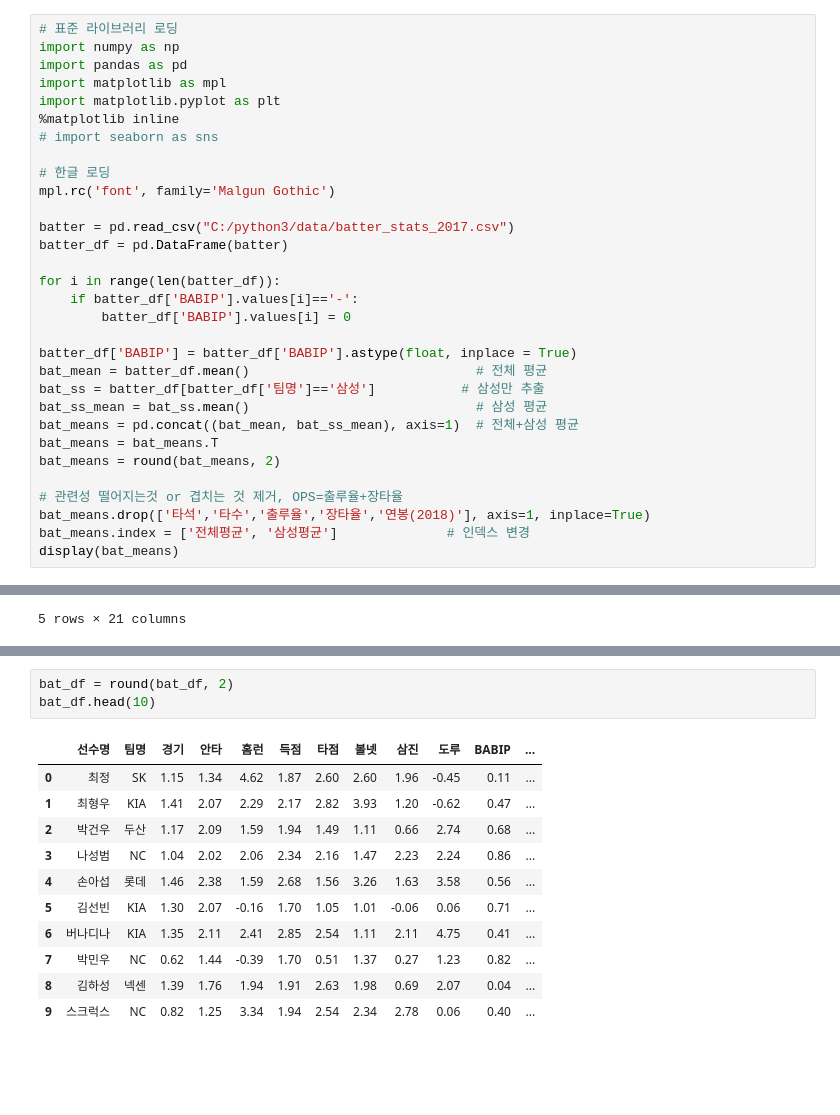
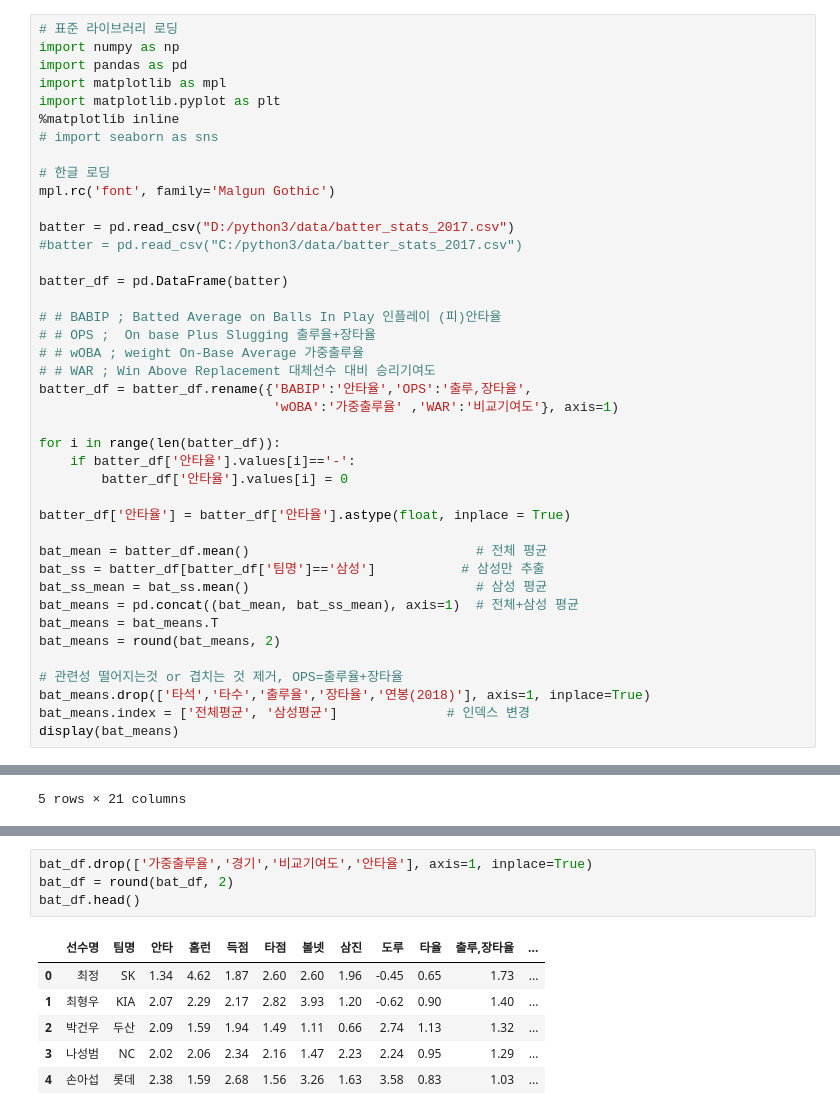
Before and after one commit to JMK92/Chungnam, a Jupyter notebook: Study/2. 빅데이터/Project/100. batters.ipynb, the cells around one changed output, grey strips where cells are left out. Saved outputs shown, nothing was run; the diff lists cells and outputs as text; blank space fills up the shorter version.

```diff
--- a/Study/2. 빅데이터/Project/100. batters.ipynb
+++ b/Study/2. 빅데이터/Project/100. batters.ipynb
@@ -10,14 +10,24 @@ import matplotlib.pyplot as plt
 # 한글 로딩
 mpl.rc('font', family='Malgun Gothic')
 
-batter = pd.read_csv("C:/python3/data/batter_stats_2017.csv")
+batter = pd.read_csv("D:/python3/data/batter_stats_2017.csv")
+#batter = pd.read_csv("C:/python3/data/batter_stats_2017.csv")
+
 batter_df = pd.DataFrame(batter)
 
+# # BABIP ; Batted Average on Balls In Play 인플레이 (피)안타율
+# # OPS ;  On base Plus Slugging 출루율+장타율
+# # wOBA ; weight On-Base Average 가중출루율
+# # WAR ; Win Above Replacement 대체선수 대비 승리기여도
+batter_df = batter_df.rename({'BABIP':'안타율','OPS':'출루,장타율',
+                              'wOBA':'가중출루율' ,'WAR':'비교기여도'}, axis=1)
+
 for i in range(len(batter_df)):
-    if batter_df['BABIP'].values[i]=='-':
-        batter_df['BABIP'].values[i] = 0
+    if batter_df['안타율'].values[i]=='-':
+        batter_df['안타율'].values[i] = 0
 
-batter_df['BABIP'] = batter_df['BABIP'].astype(float, inplace = True)
+batter_df['안타율'] = batter_df['안타율'].astype(float, inplace = True)
+
 bat_mean = batter_df.mean()                             # 전체 평균
 bat_ss = batter_df[batter_df['팀명']=='삼성']           # 삼성만 추출
 bat_ss_mean = bat_ss.mean()                             # 삼성 평균
@@ -83,15 +132,11 @@ bat_df.drop(['타석', '타수', '출루율', '장타율', '연봉(2018)'], axis
 # %%
+bat_df.drop(['가중출루율','경기','비교기여도','안타율'], axis=1, inplace=True)
 bat_df = round(bat_df, 2)
-bat_df.head(10)
+bat_df.head()
 # %% [output]
-|  | 선수명 | 팀명 | 경기 | 안타 | 홈런 | 득점 | 타점 | 볼넷 | 삼진 | 도루 | BABIP | ... |
-| 0 | 최정 | SK | 1.15 | 1.34 | 4.62 | 1.87 | 2.60 | 2.60 | 1.96 | -0.45 | 0.11 | ... |
-| 1 | 최형우 | KIA | 1.41 | 2.07 | 2.29 | 2.17 | 2.82 | 3.93 | 1.20 | -0.62 | 0.47 | ... |
-| 2 | 박건우 | 두산 | 1.17 | 2.09 | 1.59 | 1.94 | 1.49 | 1.11 | 0.66 | 2.74 | 0.68 | ... |
-| 3 | 나성범 | NC | 1.04 | 2.02 | 2.06 | 2.34 | 2.16 | 1.47 | 2.23 | 2.24 | 0.86 | ... |
-| 4 | 손아섭 | 롯데 | 1.46 | 2.38 | 1.59 | 2.68 | 1.56 | 3.26 | 1.63 | 3.58 | 0.56 | ... |
-| 5 | 김선빈 | KIA | 1.30 | 2.07 | -0.16 | 1.70 | 1.05 | 1.01 | -0.06 | 0.06 | 0.71 | ... |
-| 6 | 버나디나 | KIA | 1.35 | 2.11 | 2.41 | 2.85 | 2.54 | 1.11 | 2.11 | 4.75 | 0.41 | ... |
-| 7 | 박민우 | NC | 0.62 | 1.44 | -0.39 | 1.70 | 0.51 | 1.37 | 0.27 | 1.23 | 0.82 | ... |
-| 8 | 김하성 | 넥센 | 1.39 | 1.76 | 1.94 | 1.91 | 2.63 | 1.98 | 0.69 | 2.07 | 0.04 | ... |
-| 9 | 스크럭스 | NC | 0.82 | 1.25 | 3.34 | 1.94 | 2.54 | 2.34 | 2.78 | 0.06 | 0.40 | ... |
+|  | 선수명 | 팀명 | 안타 | 홈런 | 득점 | 타점 | 볼넷 | 삼진 | 도루 | 타율 | 출루,장타율 | ... |
+| 0 | 최정 | SK | 1.34 | 4.62 | 1.87 | 2.60 | 2.60 | 1.96 | -0.45 | 0.65 | 1.73 | ... |
+| 1 | 최형우 | KIA | 2.07 | 2.29 | 2.17 | 2.82 | 3.93 | 1.20 | -0.62 | 0.90 | 1.40 | ... |
+| 2 | 박건우 | 두산 | 2.09 | 1.59 | 1.94 | 1.49 | 1.11 | 0.66 | 2.74 | 1.13 | 1.32 | ... |
+| 3 | 나성범 | NC | 2.02 | 2.06 | 2.34 | 2.16 | 1.47 | 2.23 | 2.24 | 0.95 | 1.29 | ... |
+| 4 | 손아섭 | 롯데 | 2.38 | 1.59 | 2.68 | 1.56 | 3.26 | 1.63 | 3.58 | 0.83 | 1.03 | ... |
```
Also changed, not shown: parts of 19 cells of this notebook.
